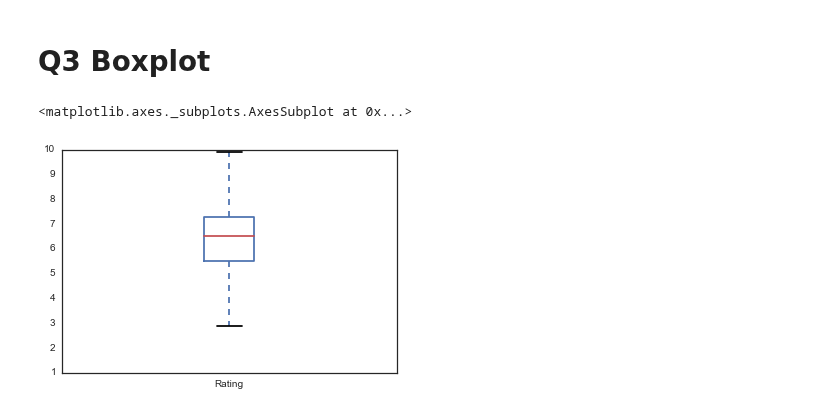
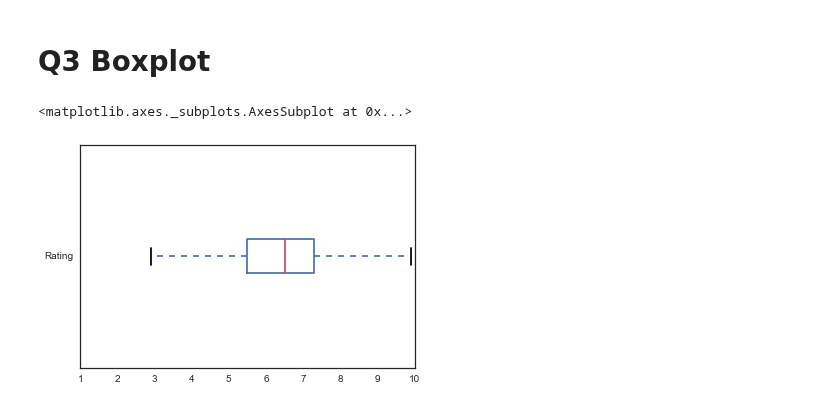
Before and after one commit to yy/dviz-course, a Jupyter notebook: w05-fundamental-1/W05Lab.ipynb, the cells around one changed output. Saved outputs shown, nothing was run; the diff lists cells and outputs as text; code cells hidden in the pictures.

```diff
--- a/w05-fundamental-1/W05Lab.ipynb
+++ b/w05-fundamental-1/W05Lab.ipynb
@@ -133,7 +134,7 @@ Do you notice weird patterns that emerge from `bins=40`? Can you guess why do yo
 # %% [markdown]
 # Q3 Boxplot
 # %%
-movie_df['Rating'].plot(kind='box')
+movie_df['Rating'].plot(kind='box', vert=False)
 # %% [output]
 <matplotlib.axes._subplots.AxesSubplot at 0x...>
-[figure, old version]
+[figure, new version]
```
Also changed, not shown: parts of 5 cells of this notebook.
